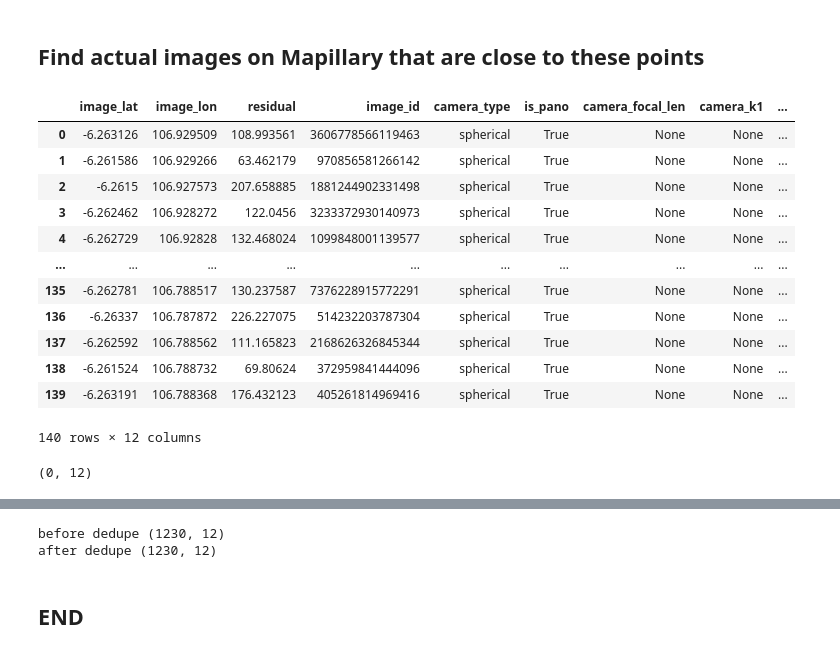
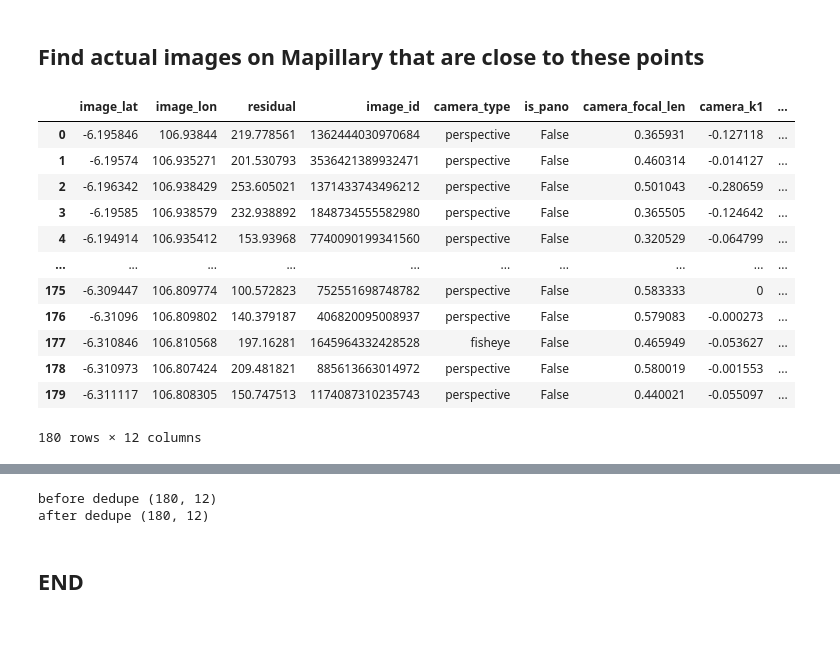
Before and after one commit to ericfrench2015/geo_image_experiments, a Jupyter notebook: notebooks/mapillary_experiments/01_get_all_pano_images.ipynb, the cells around one changed output, grey strips where cells are left out. Cells and saved outputs as stored; diff of their text form; code cells hidden in the pictures.

```diff
--- a/notebooks/mapillary_experiments/01_get_all_pano_images.ipynb
+++ b/notebooks/mapillary_experiments/01_get_all_pano_images.ipynb
@@ -228,7 +239,7 @@ def get_closest_image_id_from_coordinates(access_token, latitude: int, longitude
 
     return results
 # %%
-def get_image_ids_from_coordinates(access_token, latitude: int, longitude: int):
+def get_image_ids_from_coordinates(access_token, latitude: int, longitude: int, is_pano=None):
 
     df = pd.DataFrame(columns = ['image_lat','image_lon','residual','image_id','camera_type','is_pano','camera_focal_len','camera_k1','camera_k2','image_path','error','image_url'])
 
@@ -256,20 +267,27 @@ def get_image_ids_from_coordinates(access_token, latitude: int, longitude: int):
 
     mapillary_bbox = f"{lon_min},{lat_min},{lon_max},{lat_max}"
 
+    search_params = {
+                "access_token": access_token,
+                "fields": "id,thumb_original_url,geometry,camera_type,camera_parameters,is_pano",
+                "limit": 20,
+                "bbox": mapillary_bbox
+
+    }
+    #add pano if necessary
+    if is_pano == True:
+        search_params['is_pano'] = "true"
+    elif is_pano == False:
+        search_params['is_pano'] = "false"
+    else:
+        pass
 
 
     url = "https://graph.mapillary.com/images"
     try:
         response = requests.get(
             url,
-            params={
-                "access_token": access_token,
-                "fields": "id,thumb_original_url,geometry,camera_type,camera_parameters,is_pano",
-                #"fields": "id,thumb_2048_url,geometry",
-                "is_pano": "true",
-                "limit": 20,
-                "bbox": mapillary_bbox
-            },
+            params=search_params,
         )
         response.raise_for_status()
     except:
@@ -342,26 +360,22 @@ for coords in sample_coordinates:
     if isinstance(tmp_df, pd.DataFrame):
         df = pd.concat([df,tmp_df], ignore_index=True)
         #df.iloc[len(df)] =
-# %%
-df
-# %% [output]
-|  | image_lat | image_lon | residual | image_id | camera_type | is_pano | camera_focal_len | camera_k1 | ... |
-| 0 | -6.263126 | 106.929509 | 108.993561 | 3606778566119463 | spherical | True | None | None | ... |
-| 1 | -6.261586 | 106.929266 | 63.462179 | 970856581266142 | spherical | True | None | None | ... |
-| 2 | -6.2615 | 106.927573 | 207.658885 | 1881244902331498 | spherical | True | None | None | ... |
-| 3 | -6.262462 | 106.928272 | 122.0456 | 3233372930140973 | spherical | True | None | None | ... |
-| 4 | -6.262729 | 106.92828 | 132.468024 | 1099848001139577 | spherical | True | None | None | ... |
-| ... | ... | ... | ... | ... | ... | ... | ... | ... | ... |
-| 135 | -6.262781 | 106.788517 | 130.237587 | 7376228915772291 | spherical | True | None | None | ... |
-| 136 | -6.26337 | 106.787872 | 226.227075 | 514232203787304 | spherical | True | None | None | ... |
-| 137 | -6.262592 | 106.788562 | 111.165823 | 2168626326845344 | spherical | True | None | None | ... |
-| 138 | -6.261524 | 106.788732 | 69.80624 | 372959841444096 | spherical | True | None | None | ... |
-| 139 | -6.263191 | 106.788368 | 176.432123 | 405261814969416 | spherical | True | None | None | ... |
-140 rows × 12 columns
 # %%
-df.shape
+df
 # %% [output]
+|  | image_lat | image_lon | residual | image_id | camera_type | is_pano | camera_focal_len | camera_k1 | ... |
+| 0 | -6.195846 | 106.93844 | 219.778561 | 1362444030970684 | perspective | False | 0.365931 | -0.127118 | ... |
+| 1 | -6.19574 | 106.935271 | 201.530793 | 3536421389932471 | perspective | False | 0.460314 | -0.014127 | ... |
+| 2 | -6.196342 | 106.938429 | 253.605021 | 1371433743496212 | perspective | False | 0.501043 | -0.280659 | ... |
+| 3 | -6.19585 | 106.938579 | 232.938892 | 1848734555582980 | perspective | False | 0.365505 | -0.124642 | ... |
+| 4 | -6.194914 | 106.935412 | 153.93968 | 7740090199341560 | perspective | False | 0.320529 | -0.064799 | ... |
+| ... | ... | ... | ... | ... | ... | ... | ... | ... | ... |
+| 175 | -6.309447 | 106.809774 | 100.572823 | 752551698748782 | perspective | False | 0.583333 | 0 | ... |
+| 176 | -6.31096 | 106.809802 | 140.379187 | 406820095008937 | perspective | False | 0.579083 | -0.000273 | ... |
+| 177 | -6.310846 | 106.810568 | 197.16281 | 1645964332428528 | fisheye | False | 0.465949 | -0.053627 | ... |
+| 178 | -6.310973 | 106.807424 | 209.481821 | 885613663014972 | perspective | False | 0.580019 | -0.001553 | ... |
+| 179 | -6.311117 | 106.808305 | 150.747513 | 1174087310235743 | perspective | False | 0.440021 | -0.055097 | ... |
-(0, 12)
+180 rows × 12 columns
 # %%
 actual_coords = list(zip(df.image_lat, df.image_lon))
 #actual_coords
@@ -374,8 +388,8 @@ print(f"before dedupe {df.shape}")
 df = df.drop_duplicates().reset_index(drop=True)
 print(f"after dedupe {df.shape}")
 # %% [output]
-before dedupe (1230, 12)
-after dedupe (1230, 12)
+before dedupe (180, 12)
+after dedupe (180, 12)
 # %%
 timestamp = datetime.now().strftime('%Y-%m-%d')
 
```
Also changed, not shown: parts of 2 cells of this notebook, 11 other files.
